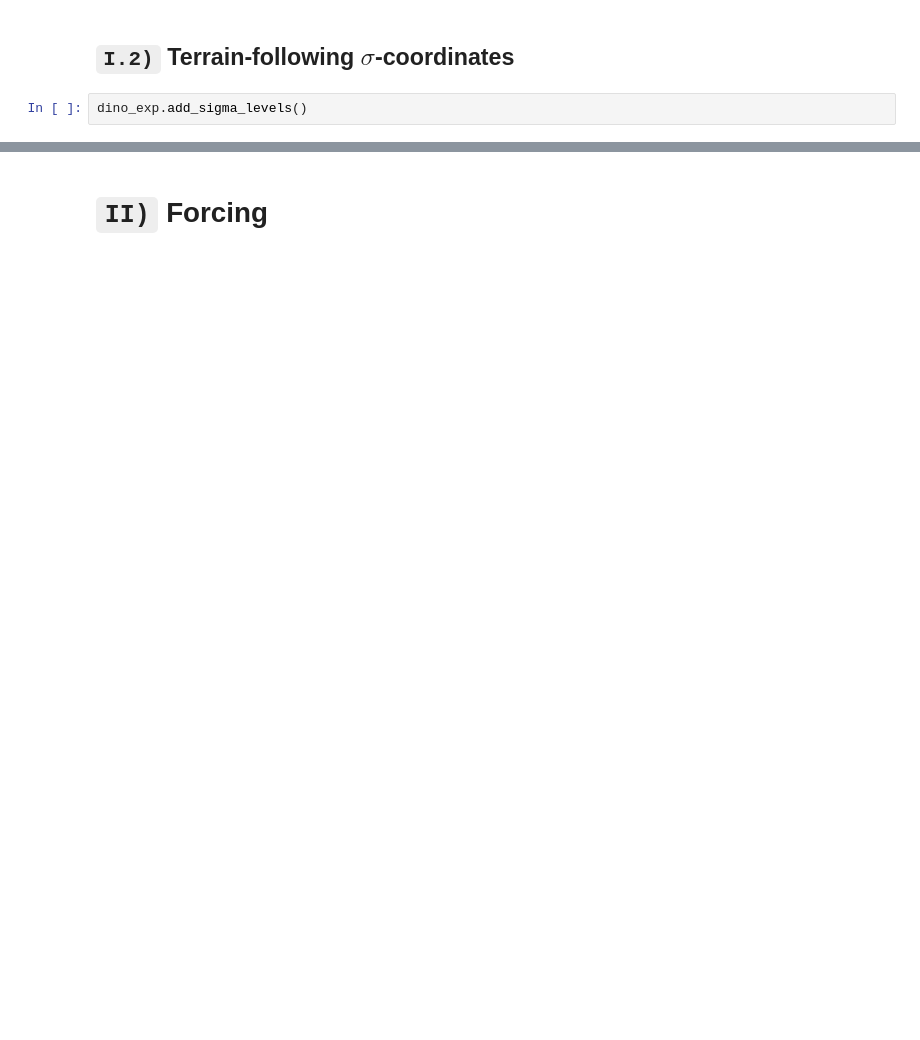
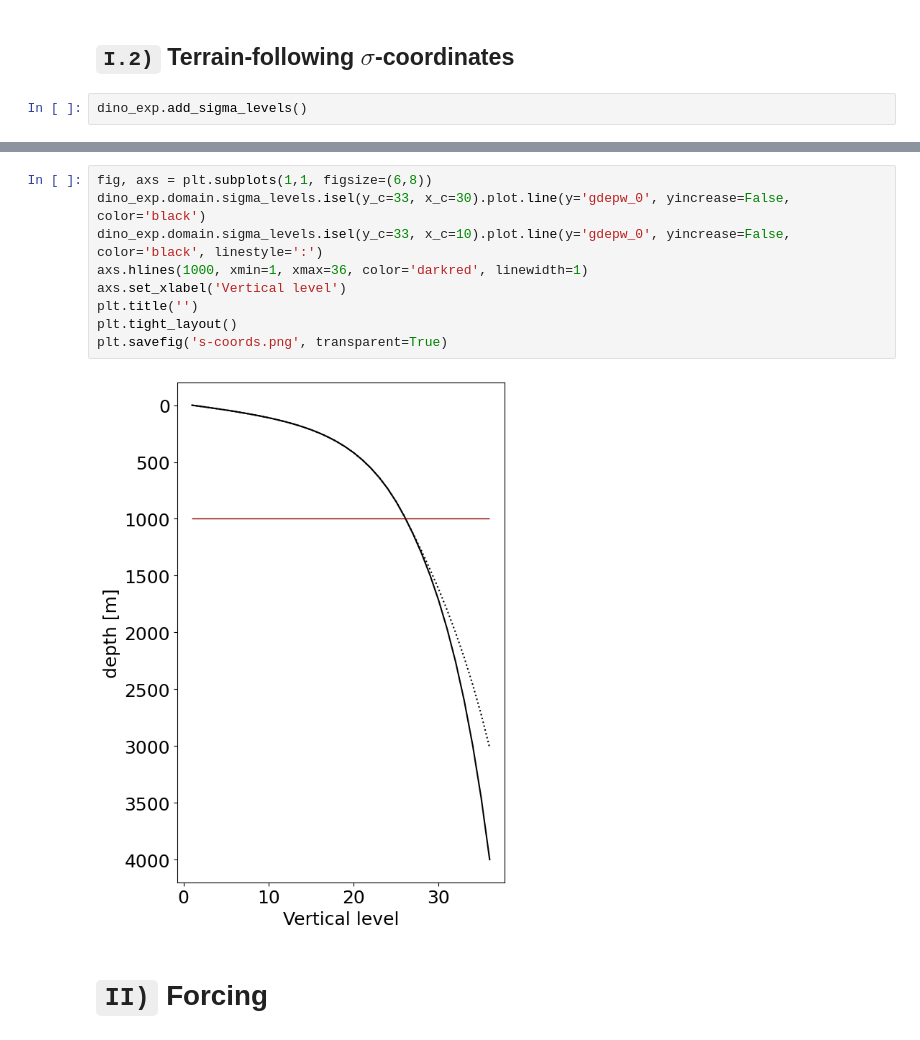
Before and after one commit to vopikamm/dino-analysis, a Jupyter notebook: DINO.ipynb, the cells around one changed output, grey strips where cells are left out. Drawn from its saved outputs; the diff is of its cells as text; blank space fills up the shorter version.

```diff
--- a/DINO.ipynb
+++ b/DINO.ipynb
@@ -91,3 +120,14 @@ axs[1].set_title(r'Vertical level in the channel')
+# %%
+fig, axs = plt.subplots(1,1, figsize=(6,8))
+dino_exp.domain.sigma_levels.isel(y_c=33, x_c=30).plot.line(y='gdepw_0', yincrease=False, color='black')
+dino_exp.domain.sigma_levels.isel(y_c=33, x_c=10).plot.line(y='gdepw_0', yincrease=False, color='black', linestyle=':')
+axs.hlines(1000, xmin=1, xmax=36, color='darkred', linewidth=1)
+axs.set_xlabel('Vertical level')
+plt.title('')
+plt.tight_layout()
+plt.savefig('s-coords.png', transparent=True)
+# %% [output]
+[figure, added]
 # %% [markdown]
 # `II)` Forcing
 # %%
```
Also changed, not shown: parts of 10 cells of this notebook, 4 other files.
